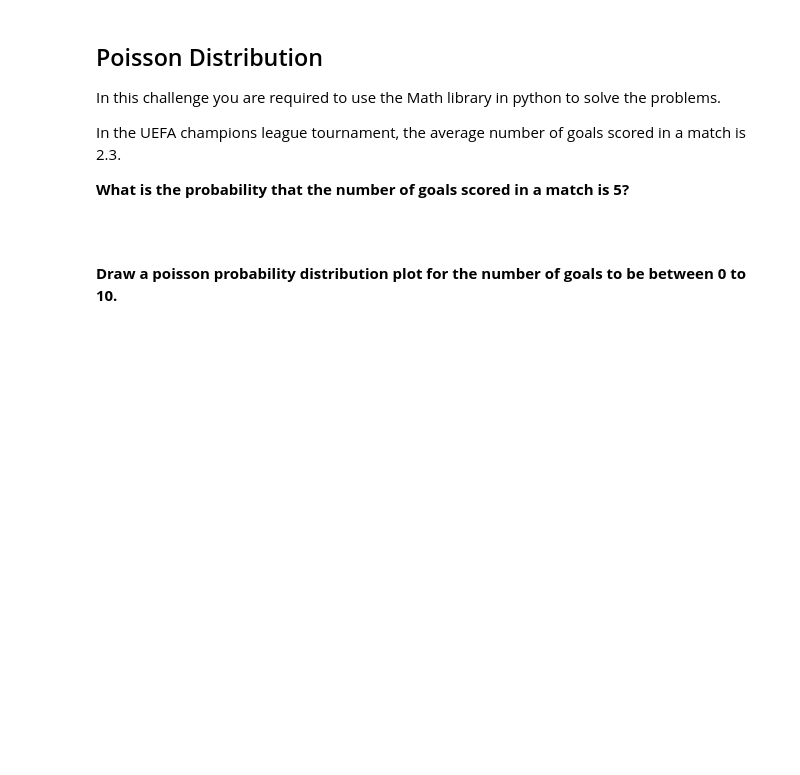
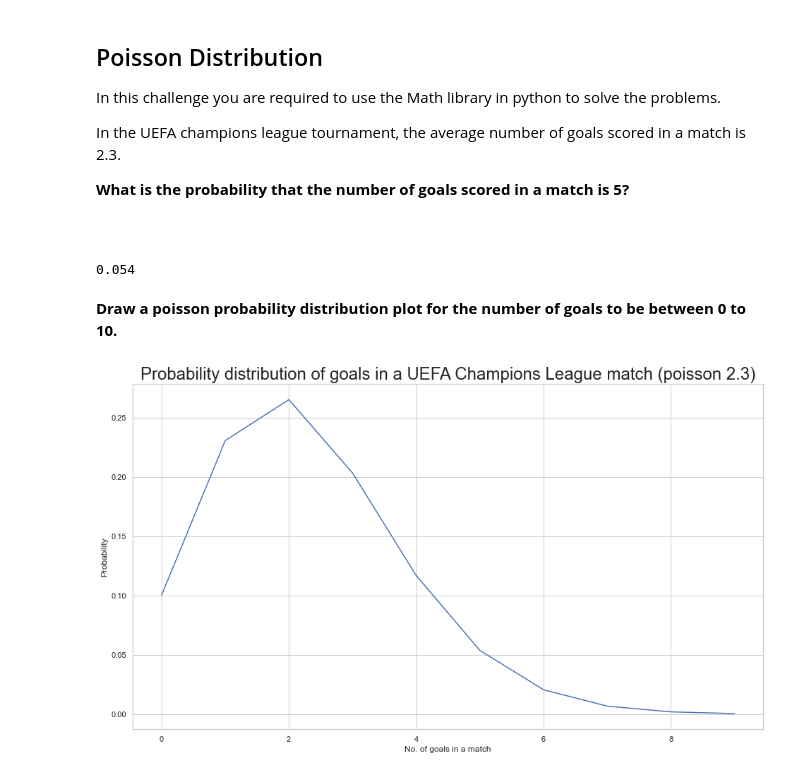
Before and after one commit to Ironhack-data-bcn-january-2023/lab-discrete-probability-distributions, a Jupyter notebook: your-code/main.ipynb, the cells around one changed output. Cells and saved outputs as stored; diff of their text form; code cells hidden in the pictures; blank space fills up the shorter version.

```diff
--- a/your-code/main.ipynb
+++ b/your-code/main.ipynb
@@ -95,2 +114,8 @@ In the UEFA champions league tournament, the average number of goals scored in a
+# %%
+lam=2.3
+five_goals = poisson(lam).pmf(5)
+round(five_goals,3)
+# %% [output]
+0.054
 # %% [markdown]
 **Draw a poisson probability distribution plot for the number of goals to be between 0 to 10.**
@@ -99,0 +122,10 @@ In the UEFA champions league tournament, the average number of goals scored in a
+# %%
+x = np.arange(0,10)
+y = poisson(lam).pmf(x)
+plt.plot(x,y)
+# Please label the axes and give a title to the plot
+plt.xlabel("No. of goals in a match")
+plt.ylabel("Probability")
+plt.title("Probability distribution of goals in a UEFA Champions League match (poisson 2.3)", size=24);
+# %% [output]
+[figure, added]
```
Also changed, not shown: parts of 8 cells of this notebook.
